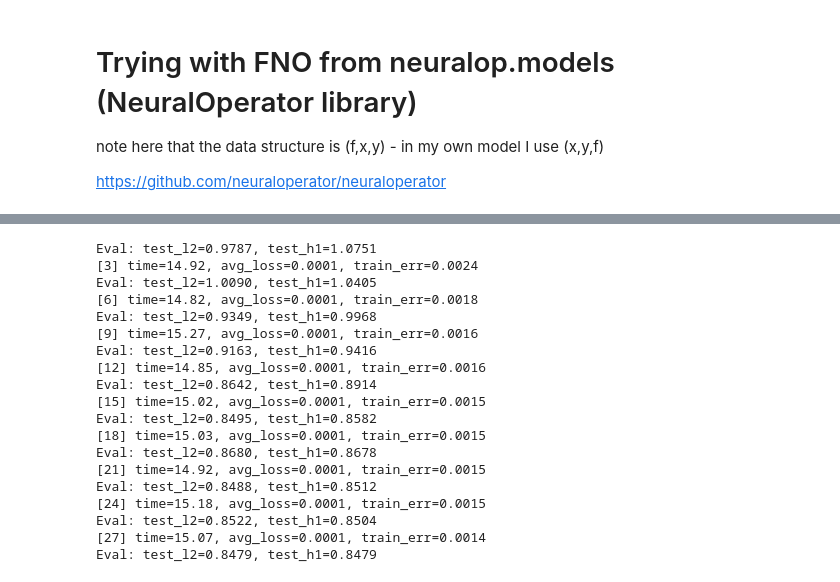
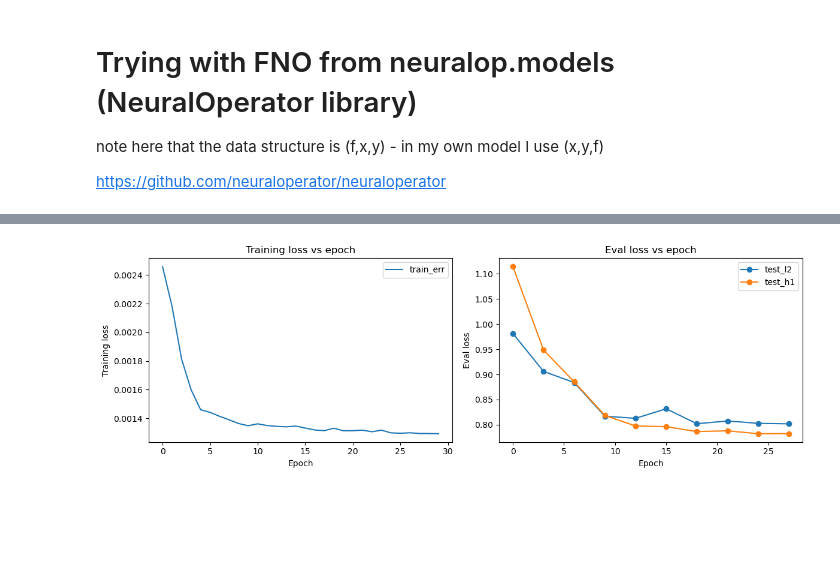
Before and after one commit to sottoviafilippo/trying-out-neural-operators, a Jupyter notebook: fno_trials.ipynb, the cells around one changed output, grey strips where cells are left out. Saved outputs shown, nothing was run; the diff lists cells and outputs as text; code cells hidden in the pictures; blank space fills up the shorter version.

```diff
--- a/fno_trials.ipynb
+++ b/fno_trials.ipynb
@@ -249,13 +249,55 @@ trainer = Trainer(
 #torch.autograd.set_detect_anomaly(True) # troubleshooting (used when I was getting nans)
 
 # now do the training
-history = trainer.train(
-    train_loader=train_loader,
-    test_loaders={'test': test_loader},
-    optimizer=optimizer,
-    scheduler=scheduler,
-    regularizer=False,
-    training_loss=train_loss,
-    eval_losses=eval_losses
-)
+# one iteration at a time in order to save the evolution of the loss over the epochs
+
+# set up trainer's internal state the same way trainer.train() would
+trainer.optimizer = optimizer
+trainer.scheduler = scheduler
+trainer.regularizer = None
+trainer.model = trainer.model.to(device)
+
+n_epochs = 30
+eval_interval = 3
+test_loaders = {'test': test_loader}
+
+train_history = {'epoch': [], 'train_err': [], 'avg_loss': []}
+eval_history = {'epoch': [], 'test_l2': [], 'test_h1': []}
+
+for epoch in range(n_epochs):
+    train_err, avg_loss, avg_lasso_loss, epoch_time = trainer.train_one_epoch(epoch, train_loader, train_loss)
+    train_history['epoch'].append(epoch)
+    train_history['train_err'].append(train_err)
+    train_history['avg_loss'].append(avg_loss)
+
+    if epoch % eval_interval == 0:
+        eval_metrics = trainer.evaluate_all(
+            epoch=epoch,
+            eval_losses=eval_losses,
+            test_loaders=test_loaders,
+            eval_modes={},
+        )
+        eval_history['epoch'].append(epoch)
+        eval_history['test_l2'].append(eval_metrics['test_l2'])
+        eval_history['test_h1'].append(eval_metrics['test_h1'])
+
+# plot loss evolution
+fig, axes = plt.subplots(1, 2, figsize=(12, 4))
+
+axes[0].plot(train_history['epoch'], train_history['train_err'], label='train_err')
+axes[0].set_xlabel('Epoch')
+axes[0].set_ylabel('Training loss')
+axes[0].set_title('Training loss vs epoch')
+axes[0].legend()
+
+axes[1].plot(eval_history['epoch'], eval_history['test_l2'], marker='o', label='test_l2')
+axes[1].plot(eval_history['epoch'], eval_history['test_h1'], marker='o', label='test_h1')
+axes[1].set_xlabel('Epoch')
+axes[1].set_ylabel('Eval loss')
+axes[1].set_title('Eval loss vs epoch')
+axes[1].legend()
+
+plt.tight_layout()
+plt.savefig('loss_curves.png', dpi=150)
+plt.show()
 # %% [output]
@@ -266,19 +325 @@ Raw outputs of shape torch.Size([16, 1, 48, 48])
-Eval: test_l2=0.9787, test_h1=1.0751
-[3] time=14.92, avg_loss=0.0001, train_err=0.0024
-Eval: test_l2=1.0090, test_h1=1.0405
-[6] time=14.82, avg_loss=0.0001, train_err=0.0018
-Eval: test_l2=0.9349, test_h1=0.9968
-[9] time=15.27, avg_loss=0.0001, train_err=0.0016
-Eval: test_l2=0.9163, test_h1=0.9416
-[12] time=14.85, avg_loss=0.0001, train_err=0.0016
-Eval: test_l2=0.8642, test_h1=0.8914
-[15] time=15.02, avg_loss=0.0001, train_err=0.0015
-Eval: test_l2=0.8495, test_h1=0.8582
-[18] time=15.03, avg_loss=0.0001, train_err=0.0015
-Eval: test_l2=0.8680, test_h1=0.8678
-[21] time=14.92, avg_loss=0.0001, train_err=0.0015
-Eval: test_l2=0.8488, test_h1=0.8512
-[24] time=15.18, avg_loss=0.0001, train_err=0.0015
-Eval: test_l2=0.8522, test_h1=0.8504
-[27] time=15.07, avg_loss=0.0001, train_err=0.0014
-Eval: test_l2=0.8479, test_h1=0.8479
+[figure, added]
```
Also changed, not shown: parts of 8 cells of this notebook.
